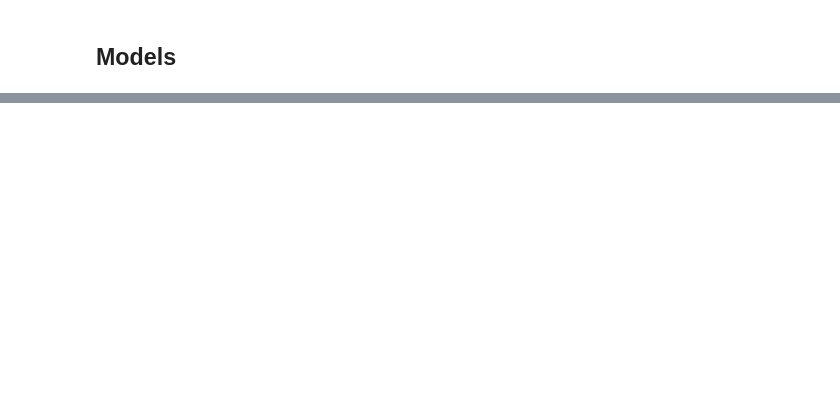
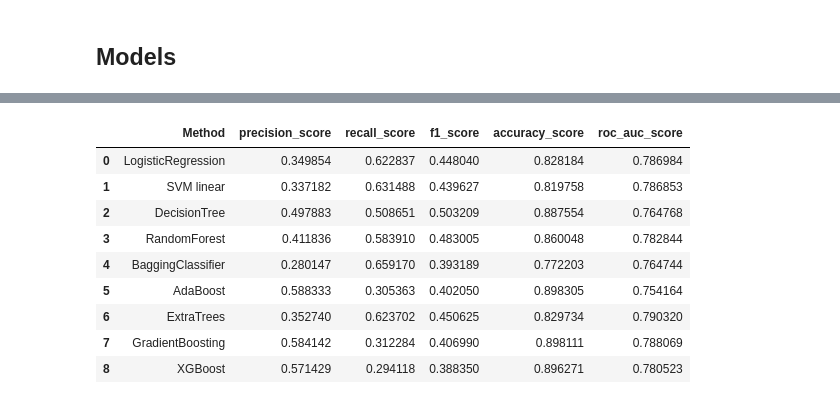
Before and after one commit to czokw1/ml-predict-bank-deposit, a Jupyter notebook: data_analysis.ipynb, the cells around one changed output, grey strips where cells are left out. Cells and saved outputs as stored; diff of their text form; code cells hidden in the pictures; blank space fills up the shorter version.

```diff
--- a/data_analysis.ipynb
+++ b/data_analysis.ipynb
@@ -1668,0 +1165,12 @@ NameError: ignored
+# %%
+###Scaling data
+
+scaler = StandardScaler()
+
+X_scaled = scaler.fit_transform(X)
+# %%
+### Train Test Split
+
+X_train, X_test, y_train, y_test = train_test_split( X_scaled, y_2, test_size=0.3, random_state=123)
+print ('Train set:', X_train.shape,  y_train.shape)
+print ('Test set:', X_test.shape,  y_test.shape)
@@ -1668,0 +1520,23 @@ NameError: ignored
+# %%
+
+d = {'precision_score': precision_score,
+     'recall_score': recall_score,
+     'f1_score': f1_score,
+     'accuracy_score' : accuracy_score,
+     'roc_auc_score' : roc_auc_score
+    }
+df = pd.DataFrame(data=d)
+df.insert(loc=0, column='Method', value=['LogisticRegression','SVM linear','DecisionTree','RandomForest','BaggingClassifier','AdaBoost','ExtraTrees','GradientBoosting','XGBoost'])
+
+df
+# %% [output]
+|  | Method | precision_score | recall_score | f1_score | accuracy_score | roc_auc_score |
+| 0 | LogisticRegression | 0.349854 | 0.622837 | 0.448040 | 0.828184 | 0.786984 |
+| 1 | SVM linear | 0.337182 | 0.631488 | 0.439627 | 0.819758 | 0.786853 |
+| 2 | DecisionTree | 0.497883 | 0.508651 | 0.503209 | 0.887554 | 0.764768 |
+| 3 | RandomForest | 0.411836 | 0.583910 | 0.483005 | 0.860048 | 0.782844 |
+| 4 | BaggingClassifier | 0.280147 | 0.659170 | 0.393189 | 0.772203 | 0.764744 |
+| 5 | AdaBoost | 0.588333 | 0.305363 | 0.402050 | 0.898305 | 0.754164 |
+| 6 | ExtraTrees | 0.352740 | 0.623702 | 0.450625 | 0.829734 | 0.790320 |
+| 7 | GradientBoosting | 0.584142 | 0.312284 | 0.406990 | 0.898111 | 0.788069 |
+| 8 | XGBoost | 0.571429 | 0.294118 | 0.388350 | 0.896271 | 0.780523 |
```
Also changed, not shown: parts of 299 cells of this notebook.
